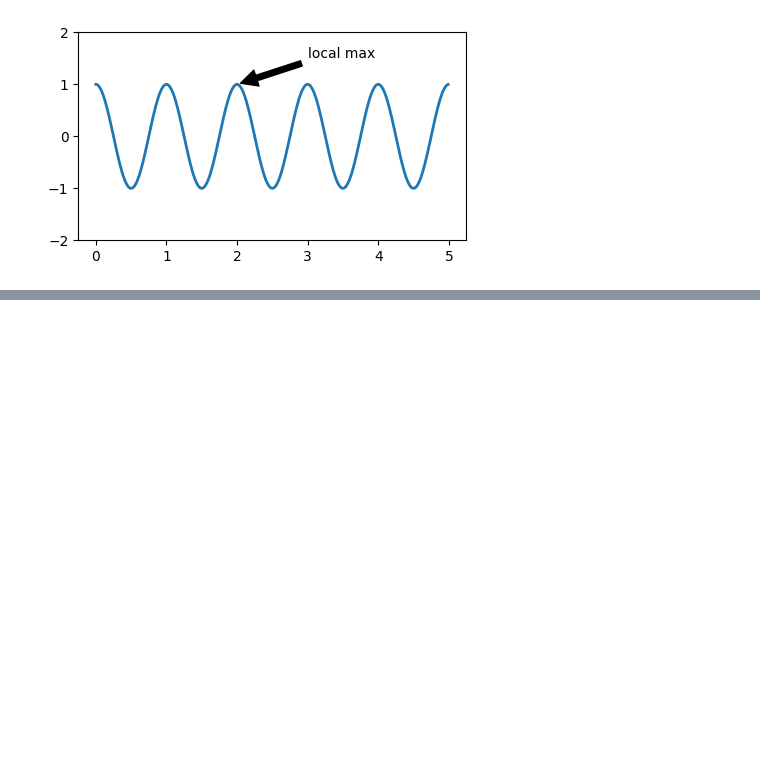
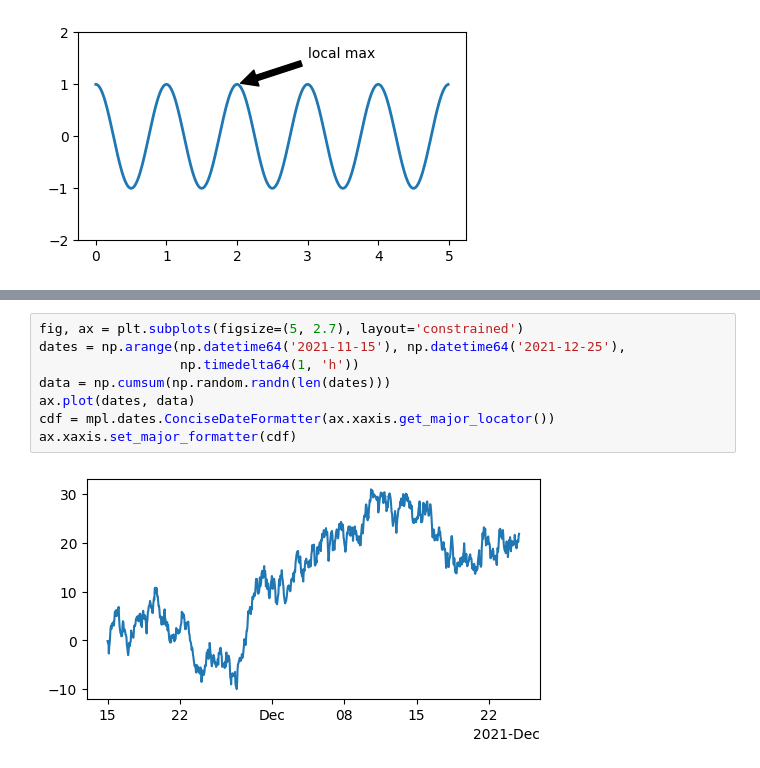
Before and after one commit to gilberto-ribeiro/python-projects, a Jupyter notebook: matplotlib_notebook.ipynb, the cells around one changed output, grey strips where cells are left out. Cells and saved outputs as stored; diff of their text form; blank space fills up the shorter version.

```diff
--- a/matplotlib_notebook.ipynb
+++ b/matplotlib_notebook.ipynb
@@ -120,0 +147,10 @@ ax.legend()
+# %%
+fig, ax = plt.subplots(figsize=(5, 2.7), layout='constrained')
+dates = np.arange(np.datetime64('2021-11-15'), np.datetime64('2021-12-25'),
+                  np.timedelta64(1, 'h'))
+data = np.cumsum(np.random.randn(len(dates)))
+ax.plot(dates, data)
+cdf = mpl.dates.ConciseDateFormatter(ax.xaxis.get_major_locator())
+ax.xaxis.set_major_formatter(cdf)
+# %% [output]
+[figure, added]
```
Also changed, not shown: parts of 6 cells of this notebook.
